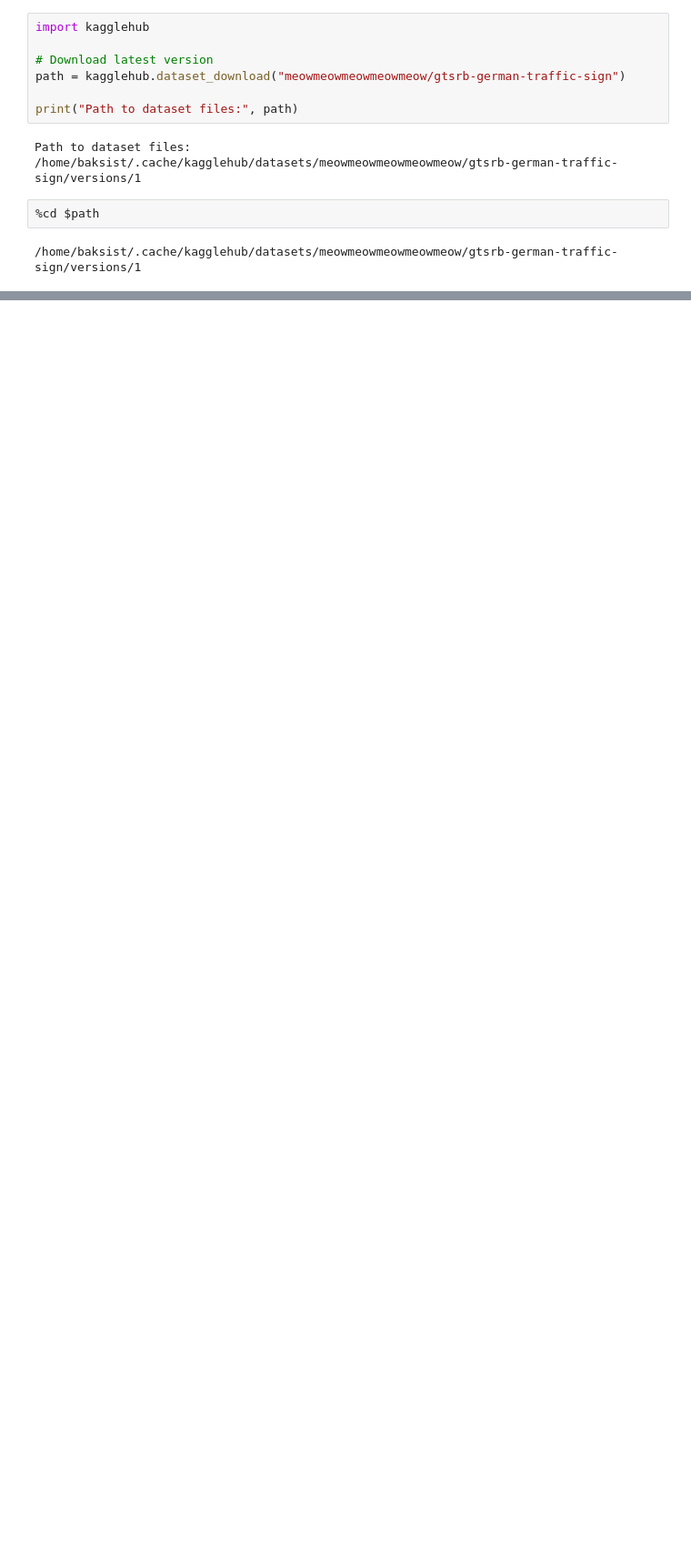
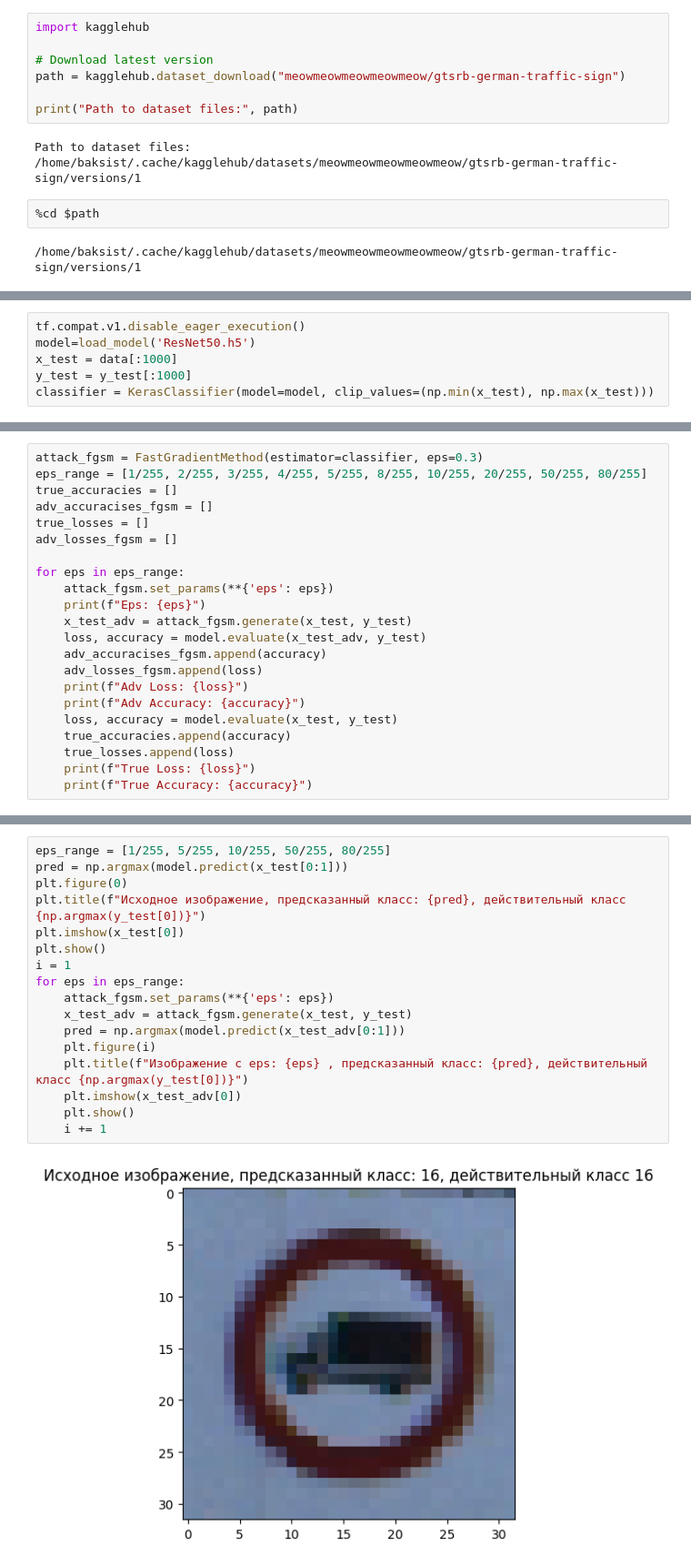
Before and after one commit to baksist/aszii, a Jupyter notebook: lab-2/lab2.ipynb, the cells around one changed output, grey strips where cells are left out. Shown at 91% size. Saved outputs shown, nothing was run; the diff lists cells and outputs as text; blank space fills up the shorter version.

```diff
--- a/lab-2/lab2.ipynb
+++ b/lab-2/lab2.ipynb
@@ -224,0 +231,6 @@ plt.show()
+# %%
+tf.compat.v1.disable_eager_execution()
+model=load_model('ResNet50.h5')
+x_test = data[:1000]
+y_test = y_test[:1000]
+classifier = KerasClassifier(model=model, clip_values=(np.min(x_test), np.max(x_test)))
@@ -224,0 +241,22 @@ plt.show()
+# %%
+attack_fgsm = FastGradientMethod(estimator=classifier, eps=0.3)
+eps_range = [1/255, 2/255, 3/255, 4/255, 5/255, 8/255, 10/255, 20/255, 50/255, 80/255]
+true_accuracies = []
+adv_accuracises_fgsm = []
+true_losses = []
+adv_losses_fgsm = []
+
+for eps in eps_range:
+    attack_fgsm.set_params(**{'eps': eps})
+    print(f"Eps: {eps}")
+    x_test_adv = attack_fgsm.generate(x_test, y_test)
+    loss, accuracy = model.evaluate(x_test_adv, y_test)
+    adv_accuracises_fgsm.append(accuracy)
+    adv_losses_fgsm.append(loss)
+    print(f"Adv Loss: {loss}")
+    print(f"Adv Accuracy: {accuracy}")
+    loss, accuracy = model.evaluate(x_test, y_test)
+    true_accuracies.append(accuracy)
+    true_losses.append(loss)
+    print(f"True Loss: {loss}")
+    print(f"True Accuracy: {accuracy}")
@@ -224,0 +291,19 @@ plt.show()
+# %%
+eps_range = [1/255, 5/255, 10/255, 50/255, 80/255]
+pred = np.argmax(model.predict(x_test[0:1]))
+plt.figure(0)
+plt.title(f"Исходное изображение, предсказанный класс: {pred}, действительный класс {np.argmax(y_test[0])}")
+plt.imshow(x_test[0])
+plt.show()
+i = 1
+for eps in eps_range:
+    attack_fgsm.set_params(**{'eps': eps})
+    x_test_adv = attack_fgsm.generate(x_test, y_test)
+    pred = np.argmax(model.predict(x_test_adv[0:1]))
+    plt.figure(i)
+    plt.title(f"Изображение с eps: {eps} , предсказанный класс: {pred}, действительный класс {np.argmax(y_test[0])}")
+    plt.imshow(x_test_adv[0])
+    plt.show()
+    i += 1
+# %% [output]
+[figure, added]
```
Also changed, not shown: parts of 86 cells of this notebook, 2 other files.
